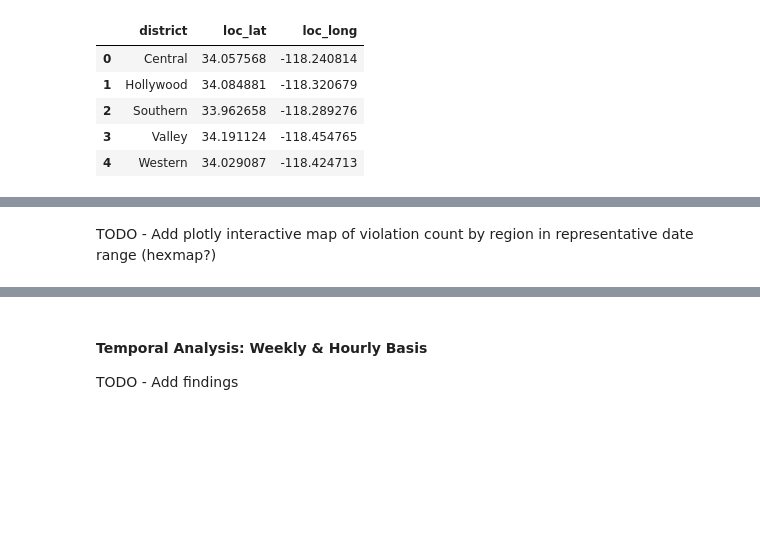
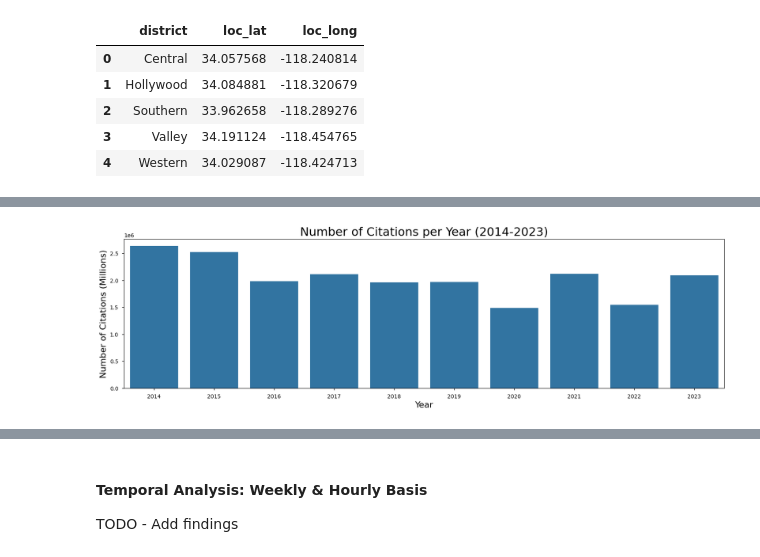
Before and after one commit to evangabe/strategic-parking-enforcement, a Jupyter notebook: 01_exploratory_data_analysis.ipynb, the cells around one changed output, grey strips where cells are left out. Cells and saved outputs as stored; diff of their text form; code cells hidden in the pictures; blank space fills up the shorter version.

```diff
--- a/01_exploratory_data_analysis.ipynb
+++ b/01_exploratory_data_analysis.ipynb
@@ -112,3 +168,3 @@ from statsmodels.graphics.tsaplots import plot_pacf, plot_acf
 # %%
-violations_df = pd.read_pickle('data/pickle/violations_v0_clean.pickle')
-violations_df.info()
+citations_df = pd.read_pickle('data/pickle/citations_v0_silver.pickle')
+citations_df.info()
@@ -146,2 +183,6 @@ plt.legend(loc='upper left')
-# %% [markdown]
-TODO - Add plotly interactive map of violation count by region in representative date range (hexmap?)
+# %%
+# Plot number of violations per year since 2014
+timeseries = get_timerange(citations_df, '2014-1-1').resample('YE').size()
+plot_citations_per_year(timeseries)
+# %% [output]
+[figure, added]
```
Also changed, not shown: parts of 30 cells of this notebook, 11 other files.
